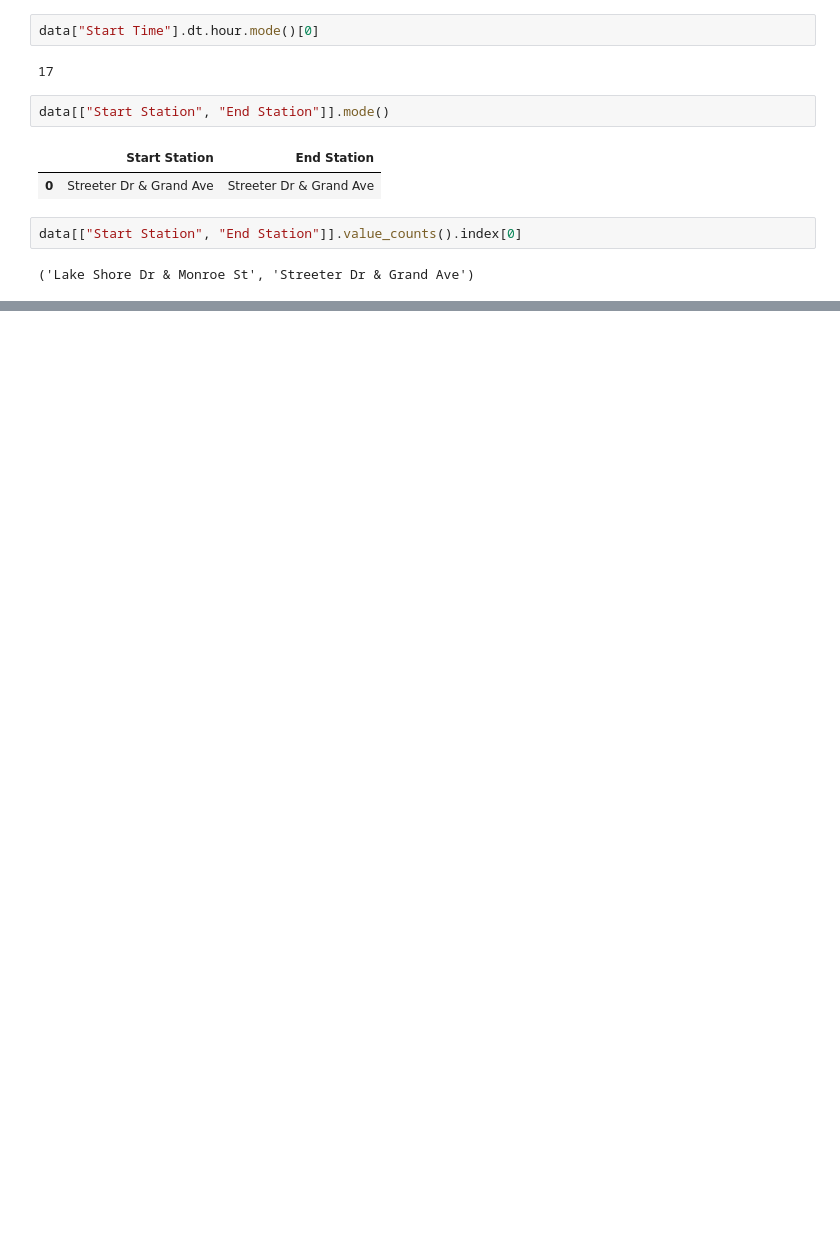
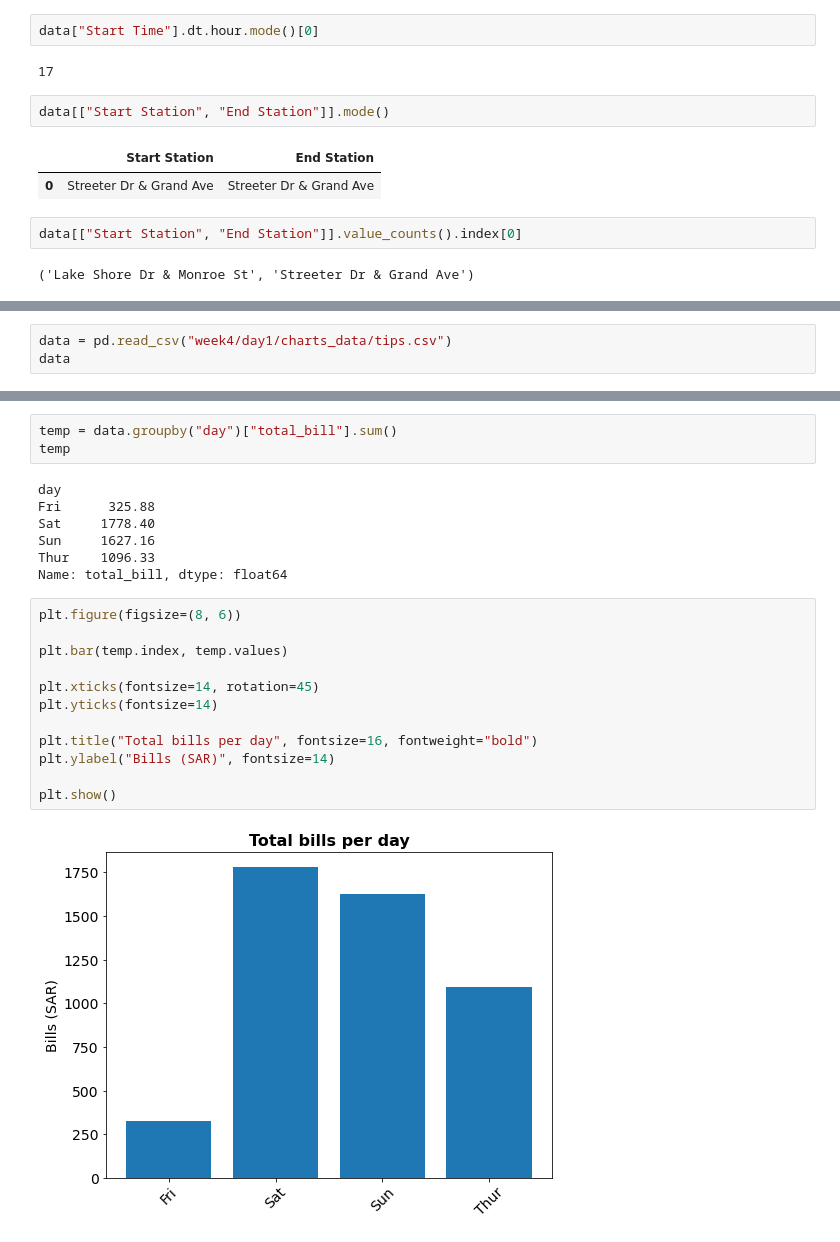
Before and after one commit to OmarInCS/data-analysis-visulization-python, a Jupyter notebook: demo.ipynb, the cells around one changed output, grey strips where cells are left out. Saved outputs shown, nothing was run; the diff lists cells and outputs as text; blank space fills up the shorter version.

Commit message:
week 4, day 2 - start

```diff
--- a/demo.ipynb
+++ b/demo.ipynb
@@ -2188,0 +2195,3 @@ data[["Start Station", "End Station"]].value_counts().index[0]
+# %%
+data = pd.read_csv("week4/day1/charts_data/tips.csv")
+data
@@ -2188,0 +2212,24 @@ data[["Start Station", "End Station"]].value_counts().index[0]
+# %%
+temp = data.groupby("day")["total_bill"].sum()
+temp
+# %% [output]
+day
+Fri      325.88
+Sat     1778.40
+Sun     1627.16
+Thur    1096.33
+Name: total_bill, dtype: float64
+# %%
+plt.figure(figsize=(8, 6))
+
+plt.bar(temp.index, temp.values)
+
+plt.xticks(fontsize=14, rotation=45)
+plt.yticks(fontsize=14)
+
+plt.title("Total bills per day", fontsize=16, fontweight="bold")
+plt.ylabel("Bills (SAR)", fontsize=14)
+
+plt.show()
+# %% [output]
+[figure, added]
```
Also changed, not shown: parts of 12 cells of this notebook, 14 other files.
